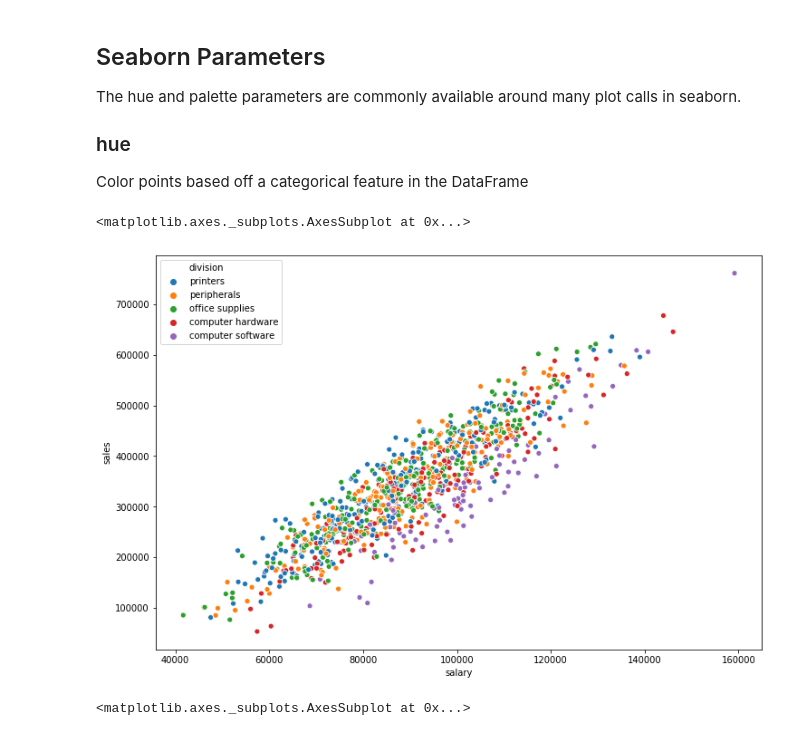
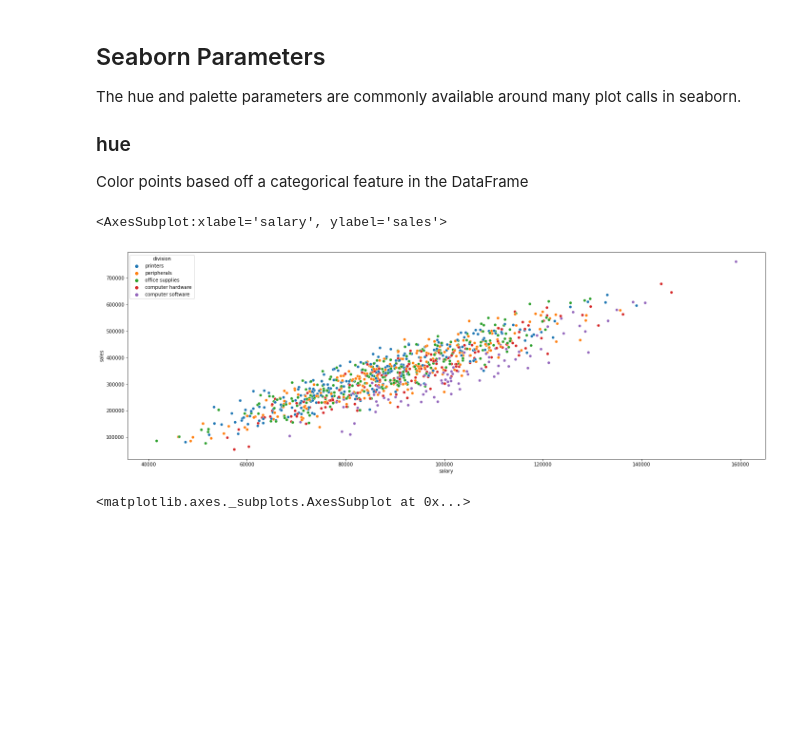
Before and after one commit to AthirsonSilva/machine-learning-masterclass, a Jupyter notebook: 05-Seaborn/00-Scatter-Plots.ipynb, the cells around one changed output. Cells and saved outputs as stored; diff of their text form; code cells hidden in the pictures; blank space fills up the shorter version.

Commit message:
Seaborn scatter-plots

```diff
--- a/05-Seaborn/00-Scatter-Plots.ipynb
+++ b/05-Seaborn/00-Scatter-Plots.ipynb
@@ -74,11 +74,11 @@ The hue and palette parameters are commonly available around many plot calls in
 
 Color points based off a categorical feature in the DataFrame
 # %%
-plt.figure(figsize=(12,8))
+plt.figure(figsize=(24,8))
 sns.scatterplot(x='salary',y='sales',data=df,hue='division')
 # %% [output]
-<matplotlib.axes._subplots.AxesSubplot at 0x...>
+<AxesSubplot:xlabel='salary', ylabel='sales'>
-[figure, old version]
+[figure, new version]
 # %%
 plt.figure(figsize=(12,8))
 sns.scatterplot(x='salary',y='sales',data=df,hue='work experience')
```
Also changed, not shown: parts of 5 cells of this notebook.
